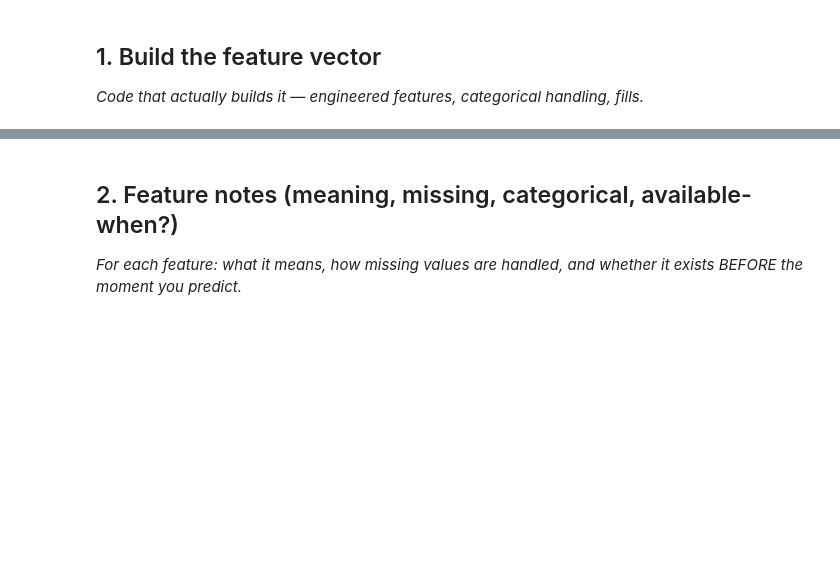
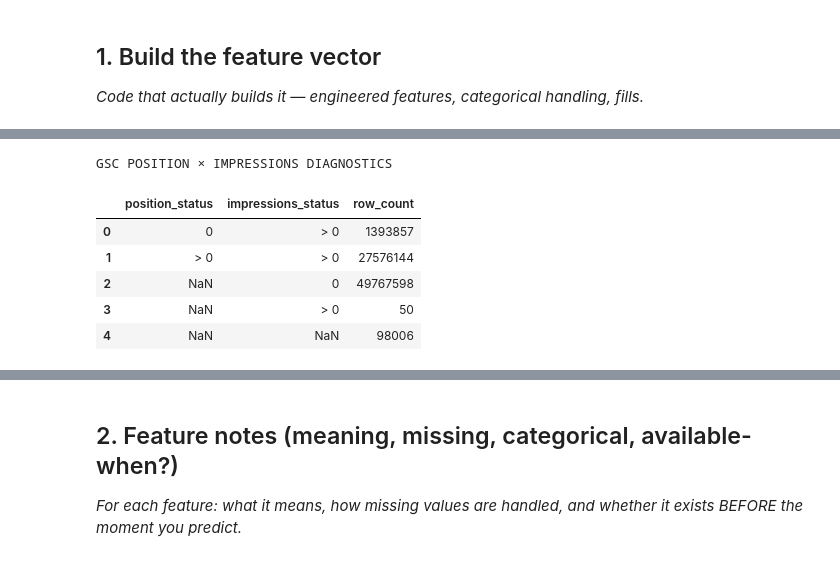
Before and after one commit to KarthikaAkkappilly/flyrank-ml-internship, a Jupyter notebook: work/notebooks/w03_feature_leakage_check.ipynb, the cells around one changed output, grey strips where cells are left out. Saved outputs shown, nothing was run; the diff lists cells and outputs as text; code cells hidden in the pictures; blank space fills up the shorter version.

```diff
--- a/work/notebooks/w03_feature_leakage_check.ipynb
+++ b/work/notebooks/w03_feature_leakage_check.ipynb
@@ -215,0 +106,42 @@ print(pages_20_plus_per_month)
+# %%
+# GSC position value diagnostics
+
+position_diagnostics = con.sql(f"""
+    SELECT
+        CASE
+            WHEN gsc_avg_position IS NULL THEN 'NaN'
+            WHEN gsc_avg_position = 0 THEN '0'
+            WHEN gsc_avg_position > 0 THEN '> 0'
+            ELSE '< 0'
+        END AS position_status,
+
+        CASE
+            WHEN gsc_impressions IS NULL THEN 'NaN'
+            WHEN gsc_impressions = 0 THEN '0'
+            WHEN gsc_impressions > 0 THEN '> 0'
+            ELSE '< 0'
+        END AS impressions_status,
+
+        COUNT(*) AS row_count
+
+    FROM read_parquet('{daily_path}')
+
+    GROUP BY
+        position_status,
+        impressions_status
+
+    ORDER BY
+        position_status,
+        impressions_status
+""").df()
+
+print("GSC POSITION × IMPRESSIONS DIAGNOSTICS")
+display(position_diagnostics)
+# %% [output]
+GSC POSITION × IMPRESSIONS DIAGNOSTICS
+|  | position_status | impressions_status | row_count |
+| 0 | 0 | > 0 | 1393857 |
+| 1 | > 0 | > 0 | 27576144 |
+| 2 | NaN | 0 | 49767598 |
+| 3 | NaN | > 0 | 50 |
+| 4 | NaN | NaN | 98006 |
```
Also changed, not shown: parts of 16 cells of this notebook.
